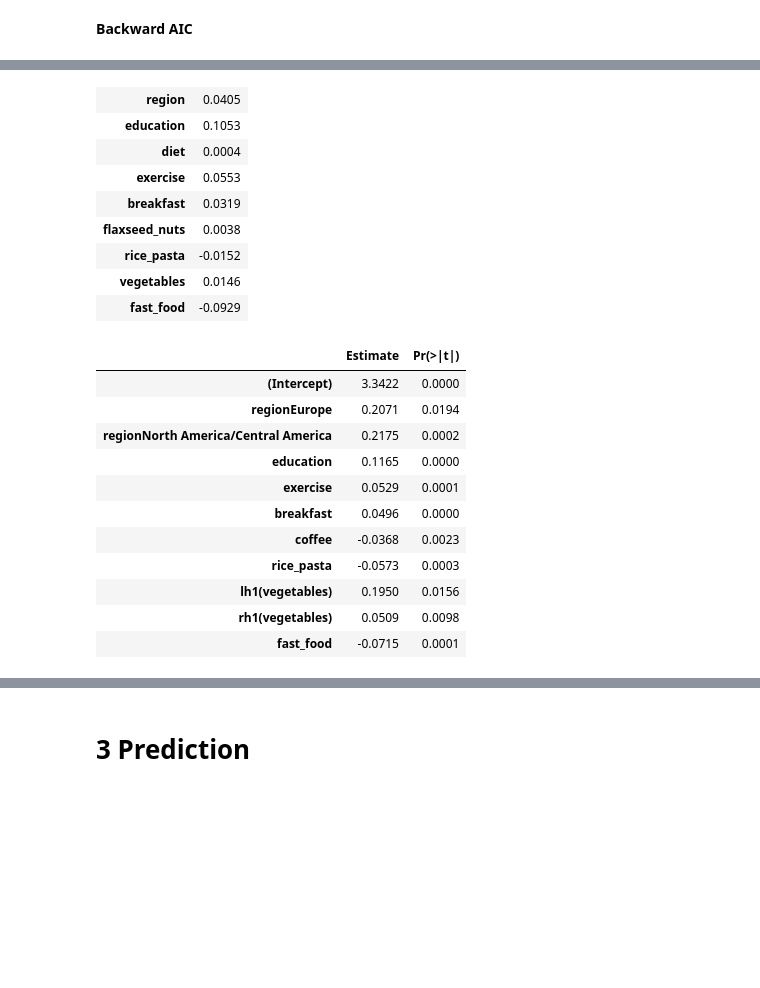
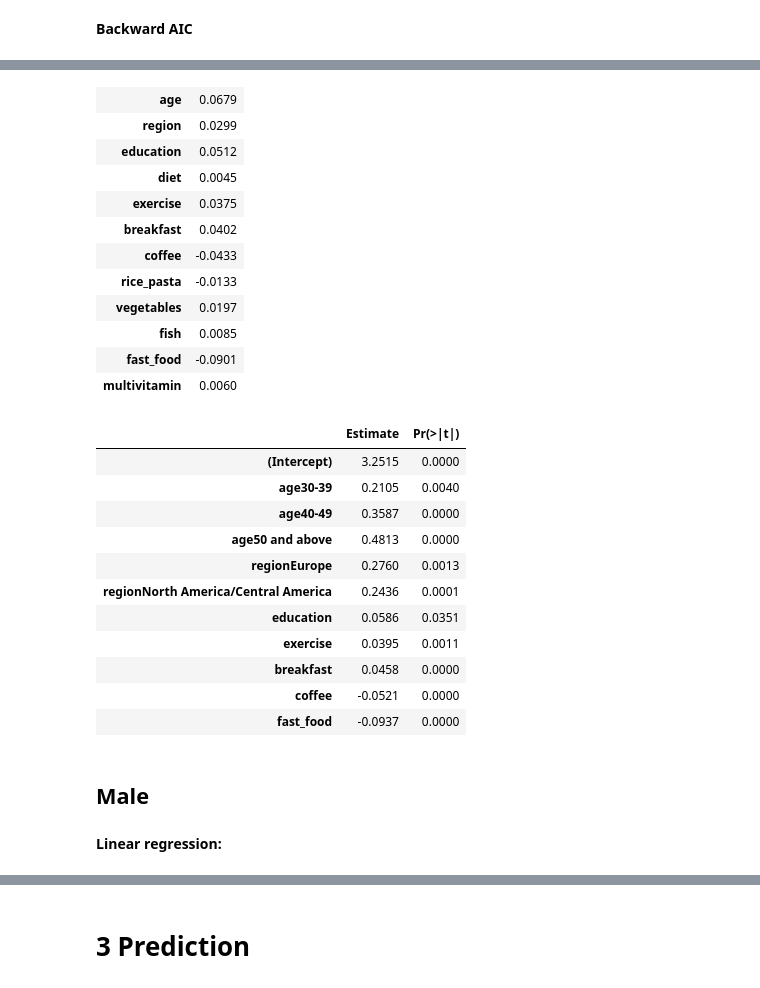
Before and after one commit to LimboRift/Diet, a Jupyter notebook: Diet.ipynb, the cells around one changed output, grey strips where cells are left out. Saved outputs shown, nothing was run; the diff lists cells and outputs as text; code cells hidden in the pictures; blank space fills up the shorter version.

```diff
--- a/Diet.ipynb
+++ b/Diet.ipynb
@@ -513,0 +527,13 @@ dim(dfn18)[1]
+# %%
+df_m = df[which(df$gender=='Male'),]
+df_f = df[-which(df$gender=='Male'),]
+dim(df_m)[1]
+dim(df_f)[1]
+
+#male
+df_m_y = df_m[,1]
+df_m_x = df_m[,-1]
+
+#female
+df_f_y = df_f[,1]
+df_f_x = df_f[,-1]
@@ -758,35 +982,41 @@ colnames(df18s)
 # %%
-y_18 = df18s$y
-x_18 = df18s[,c(-1,-3)]
-mod_cv_18 = cv.glmnet(data.matrix(x_18), y_18)
+mod_cv_f = cv.glmnet(data.matrix(df_f_x), df_f_y)
 
-mod_lasso_18 = glmnet(x=data.matrix(x_18), y=y_18, family="gaussian", lambda=mod_cv_18$lambda.min, alpha=1)
-round(as.matrix(mod_lasso_18$beta[which(mod_lasso_18$beta!=0),]),4)
+mod_lasso_f = glmnet(x=data.matrix(df_f_x), y=df_f_y, family="gaussian", lambda=mod_cv_f$lambda.min, alpha=1)
+round(as.matrix(mod_lasso_f$beta[which(mod_lasso_f$beta!=0),]),4)
 # %% [output]
-| region | 0.0405 |
-| education | 0.1053 |
-| diet | 0.0004 |
-| exercise | 0.0553 |
-| breakfast | 0.0319 |
-| flaxseed_nuts | 0.0038 |
-| rice_pasta | -0.0152 |
-| vegetables | 0.0146 |
-| fast_food | -0.0929 |
+| age | 0.0679 |
+| region | 0.0299 |
+| education | 0.0512 |
+| diet | 0.0045 |
+| exercise | 0.0375 |
+| breakfast | 0.0402 |
+| coffee | -0.0433 |
+| rice_pasta | -0.0133 |
+| vegetables | 0.0197 |
+| fish | 0.0085 |
+| fast_food | -0.0901 |
+| multivitamin | 0.0060 |
 # %%
-lmod_lasso_18 = lm(y~region + education + exercise + breakfast + coffee
-                   + rice_pasta + lh1(vegetables) + rh1(vegetables) + fast_food
-                   ,data = test)
-round(summary(lmod_lasso_18)$coef[which(summary(lmod_lasso_18)$coef[,4] <= .05),c(1,4)],4)
+lmod_lasso_f = lm(y~ age + region + education + diet + exercise + breakfast
+                  + coffee + rice_pasta + lh1(vegetables) + rh1(vegetables)
+                  + fish + fast_food +multivitamin
+                   ,data = df_f)
+round(summary(lmod_lasso_f)$coef[which(summary(lmod_lasso_f)$coef[,4] <= .05),c(1,4)],4)
 # %% [output]
 |  | Estimate | Pr(>|t|) |
-| (Intercept) | 3.3422 | 0.0000 |
-| regionEurope | 0.2071 | 0.0194 |
-| regionNorth America/Central America | 0.2175 | 0.0002 |
-| education | 0.1165 | 0.0000 |
-| exercise | 0.0529 | 0.0001 |
-| breakfast | 0.0496 | 0.0000 |
-| coffee | -0.0368 | 0.0023 |
-| rice_pasta | -0.0573 | 0.0003 |
-| lh1(vegetables) | 0.1950 | 0.0156 |
-| rh1(vegetables) | 0.0509 | 0.0098 |
-| fast_food | -0.0715 | 0.0001 |
+| (Intercept) | 3.2515 | 0.0000 |
+| age30-39 | 0.2105 | 0.0040 |
+| age40-49 | 0.3587 | 0.0000 |
+| age50 and above | 0.4813 | 0.0000 |
+| regionEurope | 0.2760 | 0.0013 |
+| regionNorth America/Central America | 0.2436 | 0.0001 |
+| education | 0.0586 | 0.0351 |
+| exercise | 0.0395 | 0.0011 |
+| breakfast | 0.0458 | 0.0000 |
+| coffee | -0.0521 | 0.0000 |
+| fast_food | -0.0937 | 0.0000 |
+# %% [markdown]
+## Male
+# %% [markdown]
+<b> Linear regression:
```
Also changed, not shown: parts of 45 cells of this notebook.
